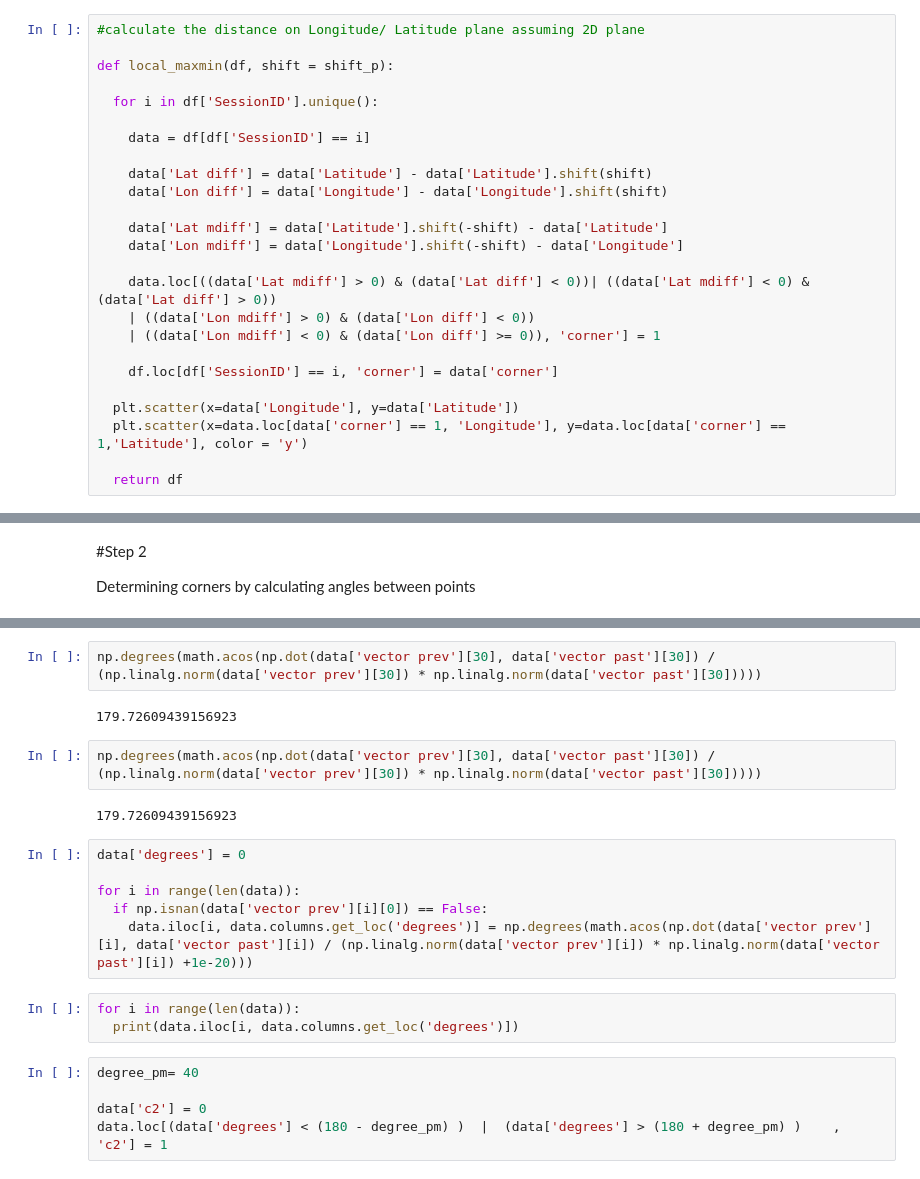
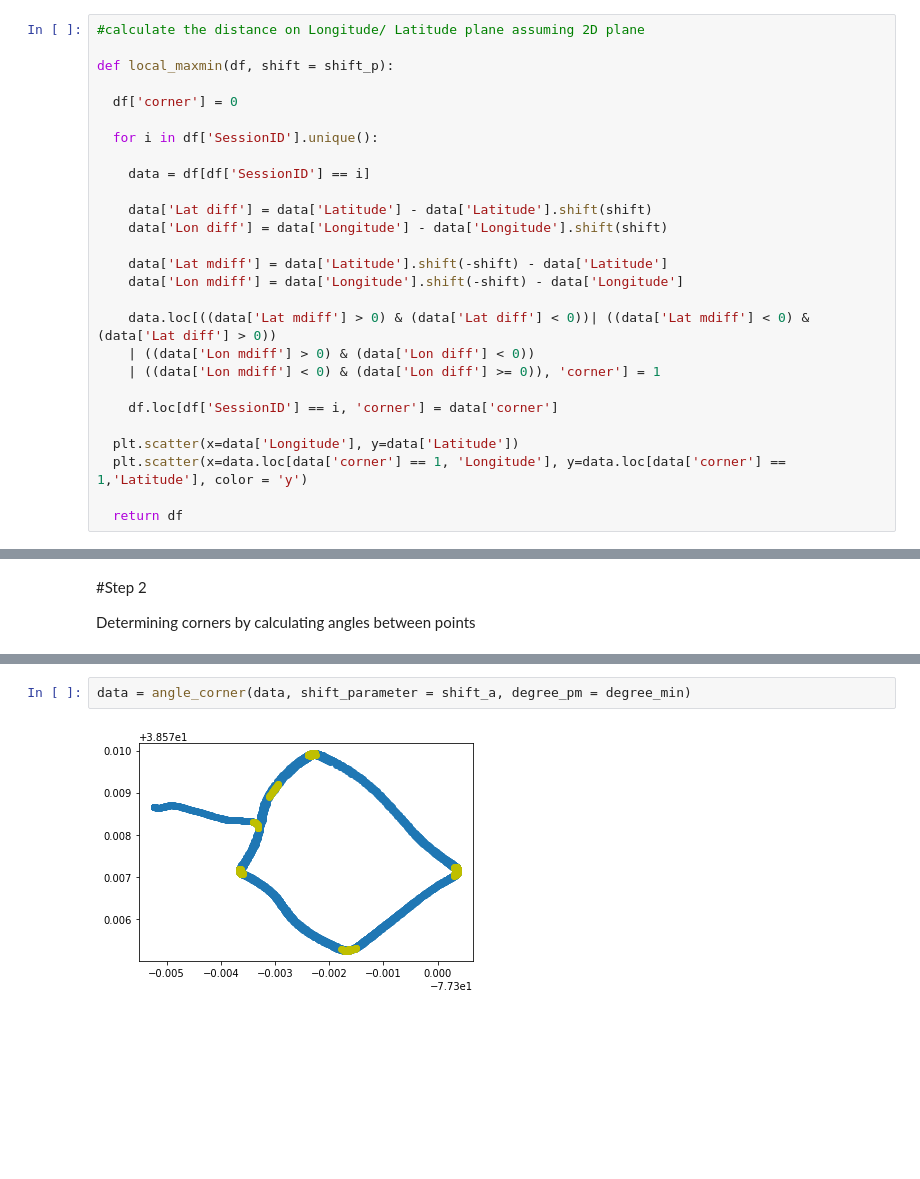
Before and after one commit to pyagoubi/Motorcycle-data, a Jupyter notebook: Motorcycle.ipynb, the cells around one changed output, grey strips where cells are left out. Cells and saved outputs as stored; diff of their text form; blank space fills up the shorter version.

```diff
--- a/Motorcycle.ipynb
+++ b/Motorcycle.ipynb
@@ -33,6 +34,8 @@ Determining local Maxima/ Minima based on Longitude/ Latitude Data
 #calculate the distance on Longitude/ Latitude plane assuming 2D plane
 
 def local_maxmin(df, shift = shift_p):
+
+  df['corner'] = 0
 
   for i in df['SessionID'].unique():
 
@@ -100,23 +119,5 @@ def angle_corner(df, shift_parameter = shift_a, degree_pm = degree_min):
-# %%
-np.degrees(math.acos(np.dot(data['vector prev'][30], data['vector past'][30]) / (np.linalg.norm(data['vector prev'][30]) * np.linalg.norm(data['vector past'][30]))))
-# %% [output]
-179.72609439156923
-# %%
-np.degrees(math.acos(np.dot(data['vector prev'][30], data['vector past'][30]) / (np.linalg.norm(data['vector prev'][30]) * np.linalg.norm(data['vector past'][30]))))
-# %% [output]
-179.72609439156923
-# %%
-data['degrees'] = 0
-
-for i in range(len(data)):
-  if np.isnan(data['vector prev'][i][0]) == False:
-    data.iloc[i, data.columns.get_loc('degrees')] = np.degrees(math.acos(np.dot(data['vector prev'][i], data['vector past'][i]) / (np.linalg.norm(data['vector prev'][i]) * np.linalg.norm(data['vector past'][i]) +1e-20)))
-# %%
-for i in range(len(data)):
-  print(data.iloc[i, data.columns.get_loc('degrees')])
-# %%
-degree_pm= 40
-
-data['c2'] = 0
-data.loc[(data['degrees'] < (180 - degree_pm) )  |  (data['degrees'] > (180 + degree_pm) )    , 'c2'] = 1
+# %%
+data = angle_corner(data, shift_parameter = shift_a, degree_pm = degree_min)
+# %% [output]
+[figure, added]
 # %%
```
Also changed, not shown: parts of 10 cells of this notebook.
